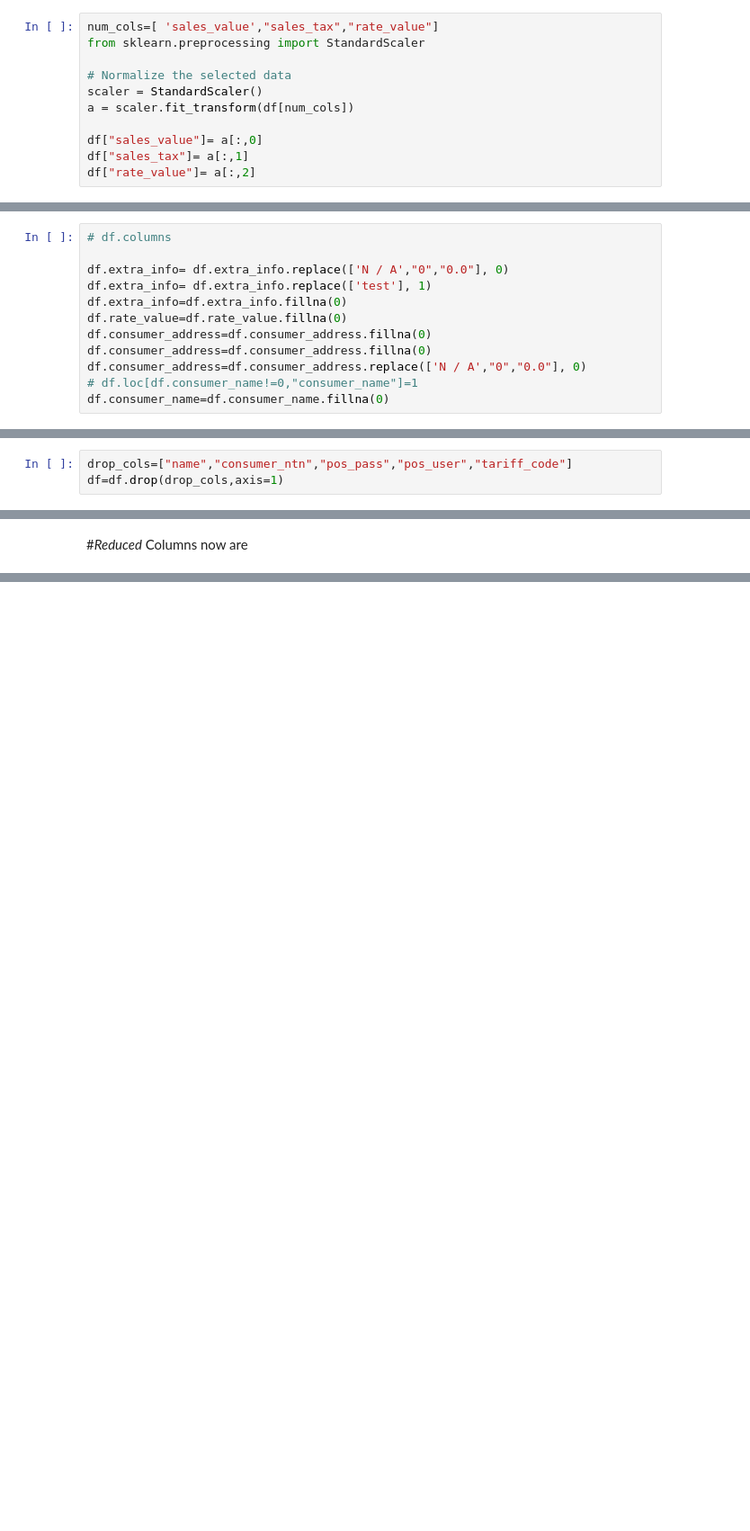
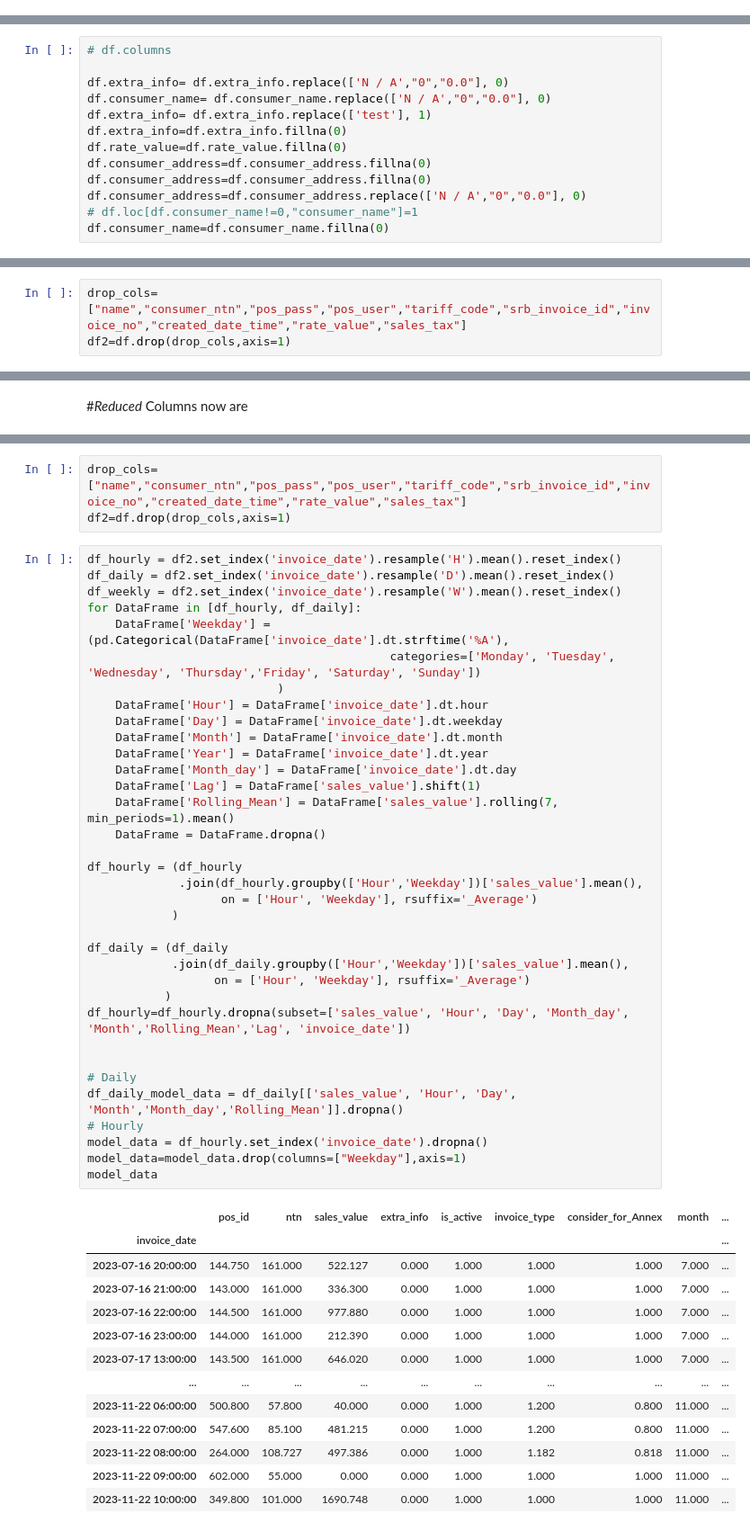
Before and after one commit to mohib988/ml-project, a Jupyter notebook: Detection.ipynb, the cells around one changed output, grey strips where cells are left out. Shown at 90% size. Drawn from its saved outputs; the diff is of its cells as text; blank space fills up the shorter version.

```diff
--- a/Detection.ipynb
+++ b/Detection.ipynb
@@ -461,11 +569,0 @@ df.rate_value=df.rate_value.fillna(0)
-# %%
-num_cols=[ 'sales_value',"sales_tax","rate_value"]
-from sklearn.preprocessing import StandardScaler
-
-# Normalize the selected data
-scaler = StandardScaler()
-a = scaler.fit_transform(df[num_cols])
-
-df["sales_value"]= a[:,0]
-df["sales_tax"]= a[:,1]
-df["rate_value"]= a[:,2]
@@ -498,6 +615,7 @@ Name: rate_value, Length: 10000, dtype: bool
 # df.columns
 
 df.extra_info= df.extra_info.replace(['N / A',"0","0.0"], 0)
+df.consumer_name= df.consumer_name.replace(['N / A',"0","0.0"], 0)
 df.extra_info= df.extra_info.replace(['test'], 1)
 df.extra_info=df.extra_info.fillna(0)
 df.rate_value=df.rate_value.fillna(0)
@@ -511,5 +629,5 @@ df.consumer_name=df.consumer_name.fillna(0)
 df.loc[(df.consumer_name!="N / A") & (df.consumer_name!=0) & (df.consumer_name!=""),"consumer_name"]=1
 df.loc[(df.consumer_address!="N / A") & (df.consumer_address!=0) & (df.consumer_address!=""),"consumer_address"]=1
 # %%
-drop_cols=["name","consumer_ntn","pos_pass","pos_user","tariff_code"]
-df=df.drop(drop_cols,axis=1)
+drop_cols=["name","consumer_ntn","pos_pass","pos_user","tariff_code","srb_invoice_id","invoice_no","created_date_time","rate_value","sales_tax"]
+df2=df.drop(drop_cols,axis=1)
@@ -517,0 +734,52 @@ df=df.drop(drop_cols,axis=1)
+# %%
+drop_cols=["name","consumer_ntn","pos_pass","pos_user","tariff_code","srb_invoice_id","invoice_no","created_date_time","rate_value","sales_tax"]
+df2=df.drop(drop_cols,axis=1)
+# %%
+df_hourly = df2.set_index('invoice_date').resample('H').mean().reset_index()
+df_daily = df2.set_index('invoice_date').resample('D').mean().reset_index()
+df_weekly = df2.set_index('invoice_date').resample('W').mean().reset_index()
+for DataFrame in [df_hourly, df_daily]:
+    DataFrame['Weekday'] = (pd.Categorical(DataFrame['invoice_date'].dt.strftime('%A'),
+                                           categories=['Monday', 'Tuesday', 'Wednesday', 'Thursday','Friday', 'Saturday', 'Sunday'])
+                           )
+    DataFrame['Hour'] = DataFrame['invoice_date'].dt.hour
+    DataFrame['Day'] = DataFrame['invoice_date'].dt.weekday
+    DataFrame['Month'] = DataFrame['invoice_date'].dt.month
+    DataFrame['Year'] = DataFrame['invoice_date'].dt.year
+    DataFrame['Month_day'] = DataFrame['invoice_date'].dt.day
+    DataFrame['Lag'] = DataFrame['sales_value'].shift(1)
+    DataFrame['Rolling_Mean'] = DataFrame['sales_value'].rolling(7, min_periods=1).mean()
+    DataFrame = DataFrame.dropna()
+
+df_hourly = (df_hourly
+             .join(df_hourly.groupby(['Hour','Weekday'])['sales_value'].mean(),
+                   on = ['Hour', 'Weekday'], rsuffix='_Average')
+            )
+
+df_daily = (df_daily
+            .join(df_daily.groupby(['Hour','Weekday'])['sales_value'].mean(),
+                  on = ['Hour', 'Weekday'], rsuffix='_Average')
+           )
+df_hourly=df_hourly.dropna(subset=['sales_value', 'Hour', 'Day', 'Month_day', 'Month','Rolling_Mean','Lag', 'invoice_date'])
+
+
+# Daily
+df_daily_model_data = df_daily[['sales_value', 'Hour', 'Day',  'Month','Month_day','Rolling_Mean']].dropna()
+# Hourly
+model_data = df_hourly.set_index('invoice_date').dropna()
+model_data=model_data.drop(columns=["Weekday"],axis=1)
+model_data
+# %% [output]
+|  | pos_id | ntn | sales_value | extra_info | is_active | invoice_type | consider_for_Annex | month | ... |
+| invoice_date |  |  |  |  |  |  |  |  | ... |
+| 2023-07-16 20:00:00 | 144.750 | 161.000 | 522.127 | 0.000 | 1.000 | 1.000 | 1.000 | 7.000 | ... |
+| 2023-07-16 21:00:00 | 143.000 | 161.000 | 336.300 | 0.000 | 1.000 | 1.000 | 1.000 | 7.000 | ... |
+| 2023-07-16 22:00:00 | 144.500 | 161.000 | 977.880 | 0.000 | 1.000 | 1.000 | 1.000 | 7.000 | ... |
+| 2023-07-16 23:00:00 | 144.000 | 161.000 | 212.390 | 0.000 | 1.000 | 1.000 | 1.000 | 7.000 | ... |
+| 2023-07-17 13:00:00 | 143.500 | 161.000 | 646.020 | 0.000 | 1.000 | 1.000 | 1.000 | 7.000 | ... |
+| ... | ... | ... | ... | ... | ... | ... | ... | ... | ... |
+| 2023-11-22 06:00:00 | 500.800 | 57.800 | 40.000 | 0.000 | 1.000 | 1.200 | 0.800 | 11.000 | ... |
+| 2023-11-22 07:00:00 | 547.600 | 85.100 | 481.215 | 0.000 | 1.000 | 1.200 | 0.800 | 11.000 | ... |
+| 2023-11-22 08:00:00 | 264.000 | 108.727 | 497.386 | 0.000 | 1.000 | 1.182 | 0.818 | 11.000 | ... |
+| 2023-11-22 09:00:00 | 602.000 | 55.000 | 0.000 | 0.000 | 1.000 | 1.000 | 1.000 | 11.000 | ... |
+| 2023-11-22 10:00:00 | 349.800 | 101.000 | 1690.748 | 0.000 | 1.000 | 1.000 | 1.000 | 11.000 | ... |
```
Also changed, not shown: parts of 95 cells of this notebook.
